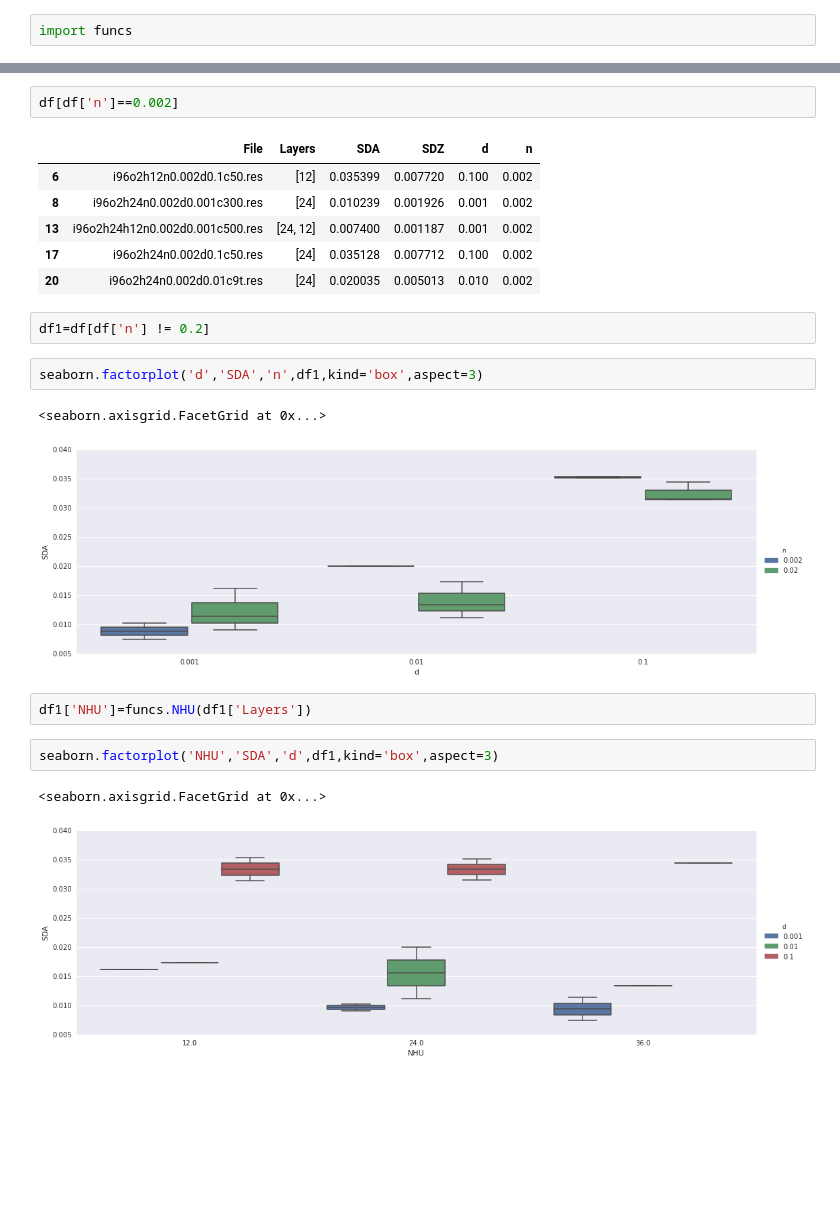
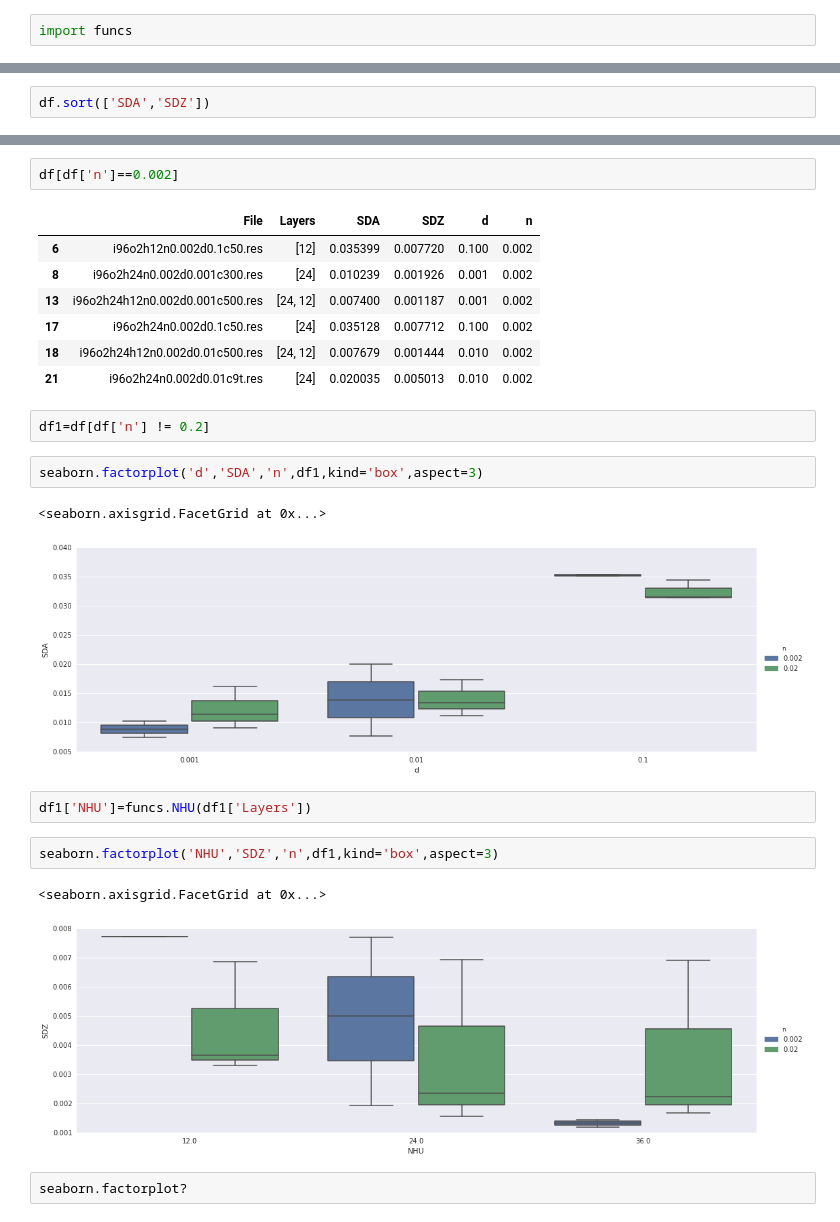
Before and after one commit to Mixpap/Gaia-Galaxy-ANN, a Jupyter notebook: Reports.ipynb, the cells around one changed output, grey strips where cells are left out. Saved outputs shown, nothing was run; the diff lists cells and outputs as text; blank space fills up the shorter version.

Commit message:
Regression Single File Plots

```diff
--- a/Reports.ipynb
+++ b/Reports.ipynb
@@ -42,0 +35,2 @@ df.groupby('n').count()
+# %%
+df.sort(['SDA','SDZ'])
@@ -48,18 +90,21 @@ df[df['n']==0.002]
 | 8 | i96o2h24n0.002d0.001c300.res | [24] | 0.010239 | 0.001926 | 0.001 | 0.002 |
 | 13 | i96o2h24h12n0.002d0.001c500.res | [24, 12] | 0.007400 | 0.001187 | 0.001 | 0.002 |
 | 17 | i96o2h24n0.002d0.1c50.res | [24] | 0.035128 | 0.007712 | 0.100 | 0.002 |
-| 20 | i96o2h24n0.002d0.01c9t.res | [24] | 0.020035 | 0.005013 | 0.010 | 0.002 |
+| 18 | i96o2h24h12n0.002d0.01c500.res | [24, 12] | 0.007679 | 0.001444 | 0.010 | 0.002 |
+| 21 | i96o2h24n0.002d0.01c9t.res | [24] | 0.020035 | 0.005013 | 0.010 | 0.002 |
 # %%
 df1=df[df['n'] != 0.2]
 # %%
 seaborn.factorplot('d','SDA','n',df1,kind='box',aspect=3)
 # %% [output]
 <seaborn.axisgrid.FacetGrid at 0x...>
-[figure, old version]
+[figure, new version]
 # %%
 df1['NHU']=funcs.NHU(df1['Layers'])
 # %%
-seaborn.factorplot('NHU','SDA','d',df1,kind='box',aspect=3)
+seaborn.factorplot('NHU','SDZ','n',df1,kind='box',aspect=3)
 # %% [output]
 <seaborn.axisgrid.FacetGrid at 0x...>
-[figure, old version]
+[figure, new version]
+# %%
+seaborn.factorplot?
```
Also changed, not shown: parts of 7 cells of this notebook, 2 other files.
